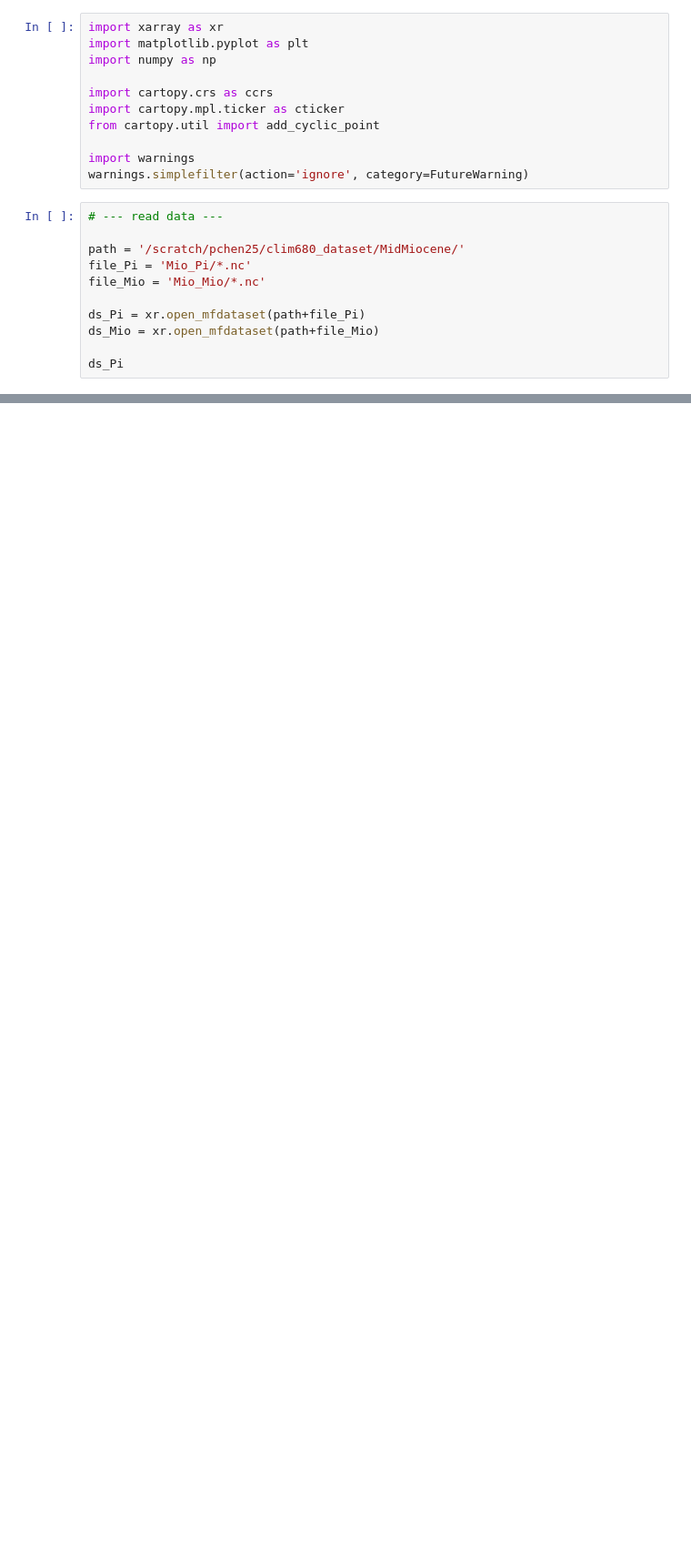
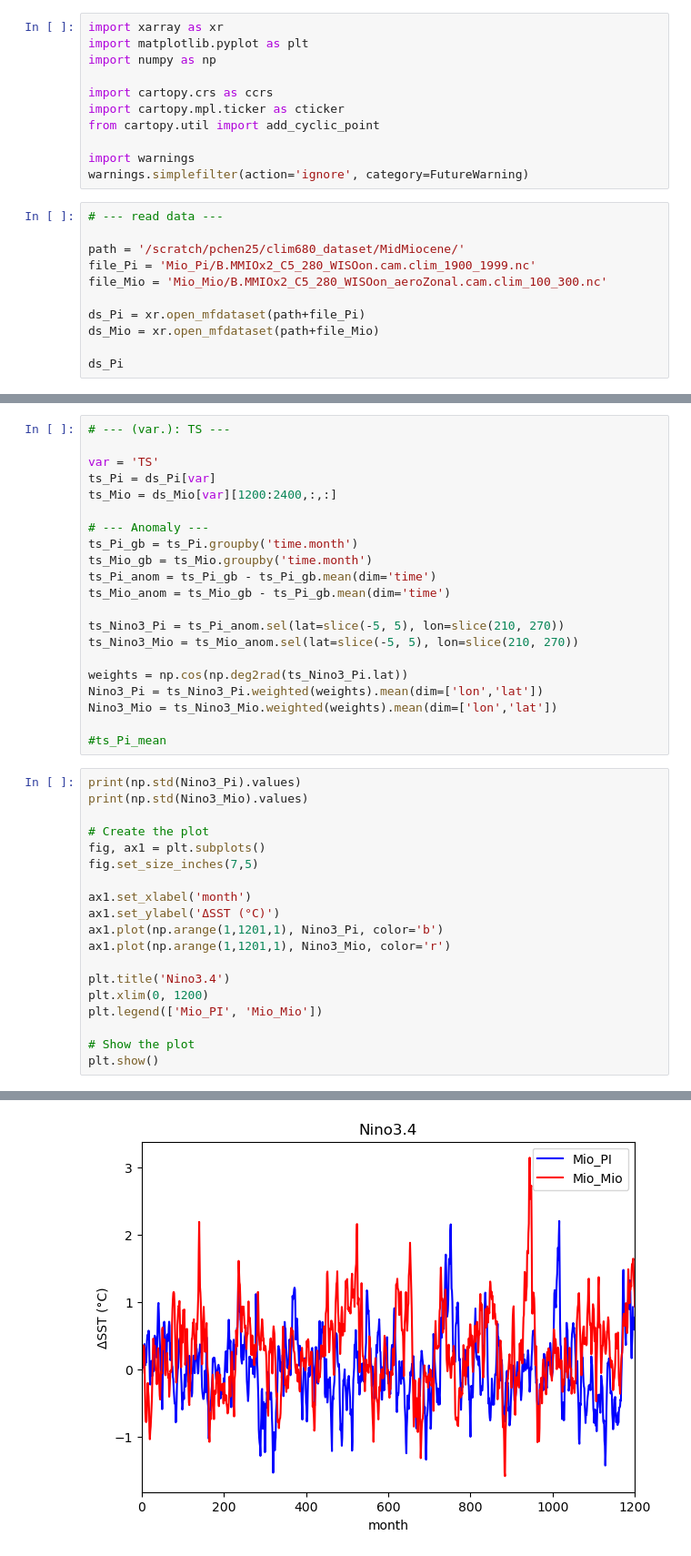
Before and after one commit to ChenPoJu/clim680, a Jupyter notebook: Assignment3/plot_3_composite.ipynb, the cells around one changed output, grey strips where cells are left out. Shown at 91% size. Drawn from its saved outputs; the diff is of its cells as text; blank space fills up the shorter version.

```diff
--- a/Assignment3/plot_3_composite.ipynb
+++ b/Assignment3/plot_3_composite.ipynb
@@ -13,8 +13,8 @@ warnings.simplefilter(action='ignore', category=FutureWarning)
 # --- read data ---
 
 path = '/scratch/pchen25/clim680_dataset/MidMiocene/'
-file_Pi = 'Mio_Pi/*.nc'
-file_Mio = 'Mio_Mio/*.nc'
+file_Pi = 'Mio_Pi/B.MMIOx2_C5_280_WISOon.cam.clim_1900_1999.nc'
+file_Mio = 'Mio_Mio/B.MMIOx2_C5_280_WISOon_aeroZonal.cam.clim_100_300.nc'
 
 ds_Pi = xr.open_mfdataset(path+file_Pi)
 ds_Mio = xr.open_mfdataset(path+file_Mio)
@@ -40,0 +93,41 @@ Data variables: (12/255)
+# %%
+# --- (var.): TS ---
+
+var = 'TS'
+ts_Pi = ds_Pi[var]
+ts_Mio = ds_Mio[var][1200:2400,:,:]
+
+# --- Anomaly ---
+ts_Pi_gb = ts_Pi.groupby('time.month')
+ts_Mio_gb = ts_Mio.groupby('time.month')
+ts_Pi_anom = ts_Pi_gb - ts_Pi_gb.mean(dim='time')
+ts_Mio_anom = ts_Mio_gb - ts_Pi_gb.mean(dim='time')
+
+ts_Nino3_Pi = ts_Pi_anom.sel(lat=slice(-5, 5), lon=slice(210, 270))
+ts_Nino3_Mio = ts_Mio_anom.sel(lat=slice(-5, 5), lon=slice(210, 270))
+
+weights = np.cos(np.deg2rad(ts_Nino3_Pi.lat))
+Nino3_Pi = ts_Nino3_Pi.weighted(weights).mean(dim=['lon','lat'])
+Nino3_Mio = ts_Nino3_Mio.weighted(weights).mean(dim=['lon','lat'])
+
+#ts_Pi_mean
+# %%
+print(np.std(Nino3_Pi).values)
+print(np.std(Nino3_Mio).values)
+
+# Create the plot
+fig, ax1 = plt.subplots()
+fig.set_size_inches(7,5)
+
+ax1.set_xlabel('month')
+ax1.set_ylabel('ΔSST (°C)')
+ax1.plot(np.arange(1,1201,1), Nino3_Pi, color='b')
+ax1.plot(np.arange(1,1201,1), Nino3_Mio, color='r')
+
+plt.title('Nino3.4')
+plt.xlim(0, 1200)
+plt.legend(['Mio_PI', 'Mio_Mio'])
+
+# Show the plot
+plt.show()
+# %% [output]
@@ -40,0 +136 @@ Data variables: (12/255)
+[figure, added]
```
Also changed, not shown: parts of 11 cells of this notebook.
